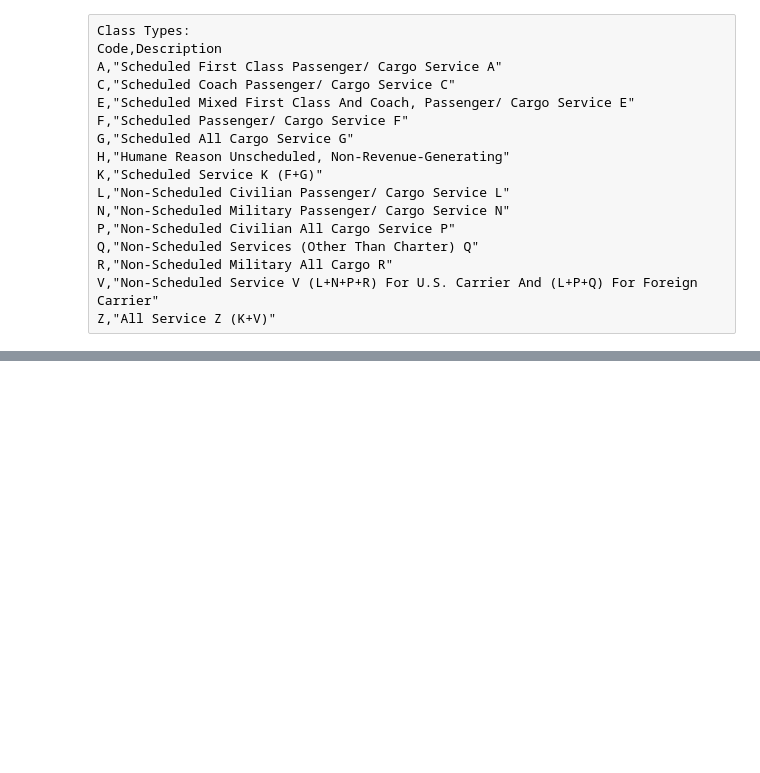
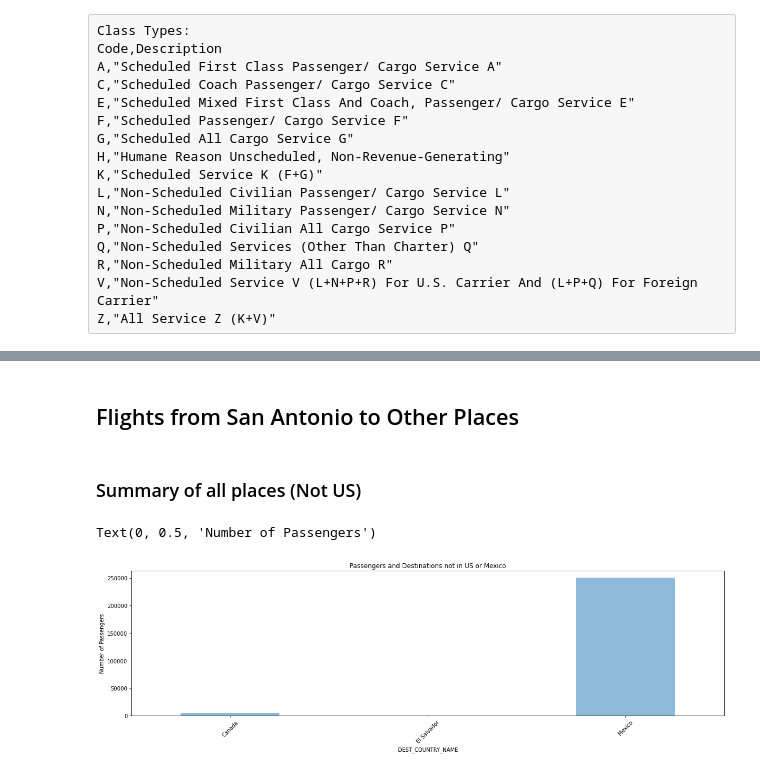
Before and after one commit to eukestad/team_awesomesauce, a Jupyter notebook: Erin/FlightData.ipynb, the cells around one changed output, grey strips where cells are left out. Cells and saved outputs as stored; diff of their text form; code cells hidden in the pictures; blank space fills up the shorter version.

Commit message:
updating bar charts of flight destinations

```diff
--- a/Erin/FlightData.ipynb
+++ b/Erin/FlightData.ipynb
@@ -84,0 +91,17 @@ passdata
+# %% [markdown]
+## Flights from San Antonio to Other Places
+# %% [markdown]
+### Summary of all places (Not US)
+# %%
+# bar graph of passengers to destinations not US
+
+othercountries = saorigin.loc[(saorigin['DEST_COUNTRY_NAME']!='United States') & (saorigin['PASSENGERS']>0),:]
+# othercountries = saorigin.loc[(saorigin['PASSENGERS']>0) ,:]
+othercountriesgrp = othercountries.groupby('DEST_COUNTRY_NAME').agg({'PASSENGERS':'sum'})
+
+othercountriesbar = othercountriesgrp.plot.bar(figsize=(20,5), alpha=0.5, align="center", legend=False, title="Passengers and Destinations not in US or Mexico")
+othercountriesbar.set_xticklabels(othercountriesgrp.index, rotation=45)
+plt.ylabel("Number of Passengers")
+# %% [output]
+Text(0, 0.5, 'Number of Passengers')
+[figure, added]
```
Also changed, not shown: parts of 17 cells of this notebook.
